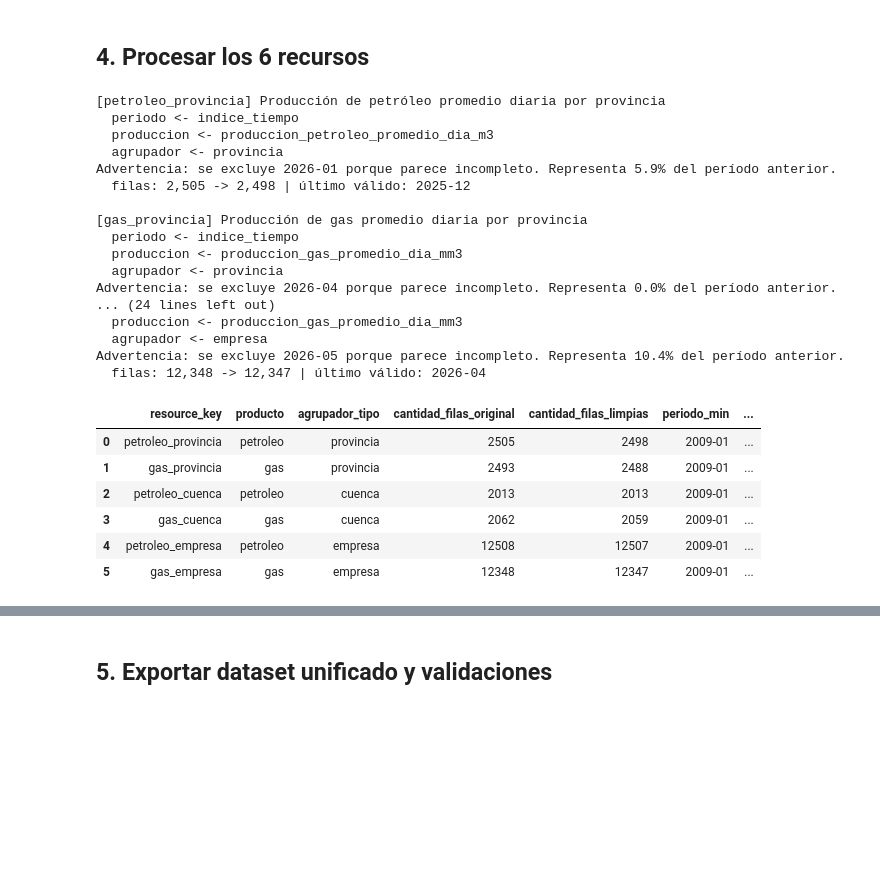
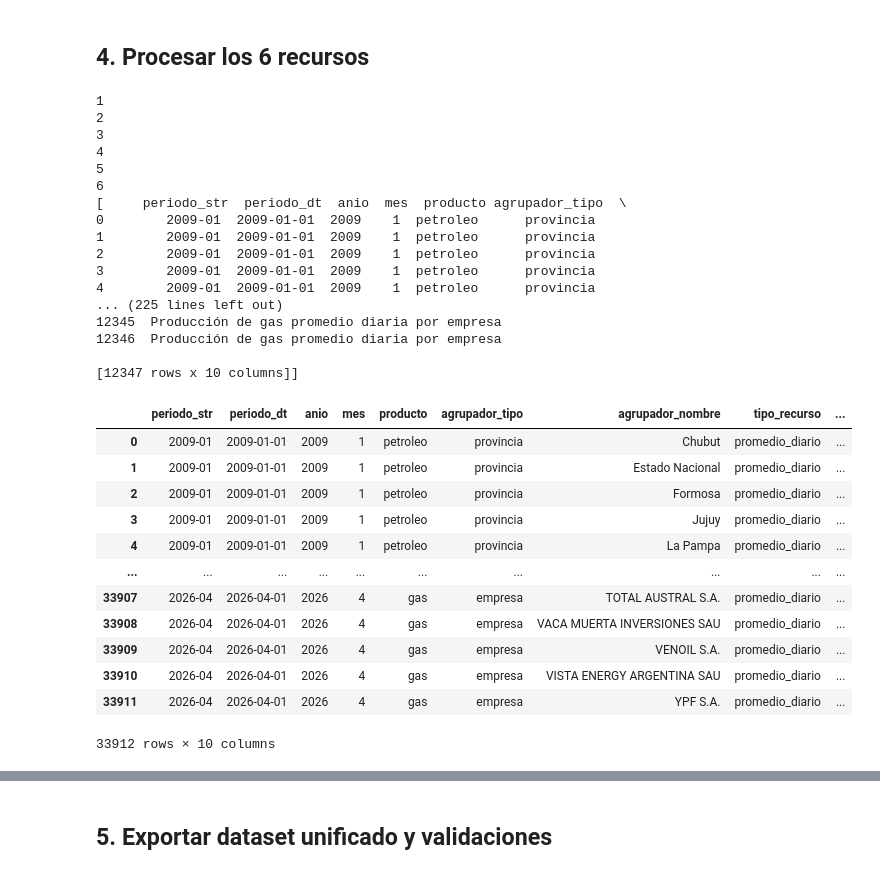
Before and after one commit to ppagano91/DashboardOilAndGasArgentina, a Jupyter notebook: exploration/notebooks/02_modelo_unificado_sesco.ipynb, the cells around one changed output, grey strips where cells are left out. Cells and saved outputs as stored; diff of their text form; code cells hidden in the pictures; blank space fills up the shorter version.

```diff
--- a/exploration/notebooks/02_modelo_unificado_sesco.ipynb
+++ b/exploration/notebooks/02_modelo_unificado_sesco.ipynb
@@ -106,32 +107,39 @@ Recursos CKAN: 41
 # %%
 results, df_sesco_model, df_validaciones = sp.process_all_resources(
     SESCO_RESOURCES,
-    verbose=True,
+    verbose=False,
 )
-
-df_validaciones
 # %% [output]
-[petroleo_provincia] Producción de petróleo promedio diaria por provincia
-  periodo <- indice_tiempo
-  produccion <- produccion_petroleo_promedio_dia_m3
-  agrupador <- provincia
-Advertencia: se excluye 2026-01 porque parece incompleto. Representa 5.9% del período anterior.
-  filas: 2,505 -> 2,498 | último válido: 2025-12
+1
+2
+3
+4
+5
+6
+[     periodo_str  periodo_dt  anio  mes  producto agrupador_tipo  \
+0        2009-01  2009-01-01  2009    1  petroleo      provincia
+1        2009-01  2009-01-01  2009    1  petroleo      provincia
+2        2009-01  2009-01-01  2009    1  petroleo      provincia
+3        2009-01  2009-01-01  2009    1  petroleo      provincia
+4        2009-01  2009-01-01  2009    1  petroleo      provincia
+... (225 lines left out)
+12345  Producción de gas promedio diaria por empresa
+12346  Producción de gas promedio diaria por empresa
 
-[gas_provincia] Producción de gas promedio diaria por provincia
-  periodo <- indice_tiempo
-  produccion <- produccion_gas_promedio_dia_mm3
-  agrupador <- provincia
-Advertencia: se excluye 2026-04 porque parece incompleto. Representa 0.0% del período anterior.
-... (24 lines left out)
-  produccion <- produccion_gas_promedio_dia_mm3
-  agrupador <- empresa
-Advertencia: se excluye 2026-05 porque parece incompleto. Representa 10.4% del período anterior.
-  filas: 12,348 -> 12,347 | último válido: 2026-04
+[12347 rows x 10 columns]]
-|  | resource_key | producto | agrupador_tipo | cantidad_filas_original | cantidad_filas_limpias | periodo_min | ... |
-| 0 | petroleo_provincia | petroleo | provincia | 2505 | 2498 | 2009-01 | ... |
-| 1 | gas_provincia | gas | provincia | 2493 | 2488 | 2009-01 | ... |
-| 2 | petroleo_cuenca | petroleo | cuenca | 2013 | 2013 | 2009-01 | ... |
-| 3 | gas_cuenca | gas | cuenca | 2062 | 2059 | 2009-01 | ... |
-| 4 | petroleo_empresa | petroleo | empresa | 12508 | 12507 | 2009-01 | ... |
-| 5 | gas_empresa | gas | empresa | 12348 | 12347 | 2009-01 | ... |
+# %%
+df_sesco_model
+# %% [output]
+|  | periodo_str | periodo_dt | anio | mes | producto | agrupador_tipo | agrupador_nombre | tipo_recurso | ... |
+| 0 | 2009-01 | 2009-01-01 | 2009 | 1 | petroleo | provincia | Chubut | promedio_diario | ... |
+| 1 | 2009-01 | 2009-01-01 | 2009 | 1 | petroleo | provincia | Estado Nacional | promedio_diario | ... |
+| 2 | 2009-01 | 2009-01-01 | 2009 | 1 | petroleo | provincia | Formosa | promedio_diario | ... |
+| 3 | 2009-01 | 2009-01-01 | 2009 | 1 | petroleo | provincia | Jujuy | promedio_diario | ... |
+| 4 | 2009-01 | 2009-01-01 | 2009 | 1 | petroleo | provincia | La Pampa | promedio_diario | ... |
+| ... | ... | ... | ... | ... | ... | ... | ... | ... | ... |
+| 33907 | 2026-04 | 2026-04-01 | 2026 | 4 | gas | empresa | TOTAL AUSTRAL S.A. | promedio_diario | ... |
+| 33908 | 2026-04 | 2026-04-01 | 2026 | 4 | gas | empresa | VACA MUERTA INVERSIONES SAU | promedio_diario | ... |
+| 33909 | 2026-04 | 2026-04-01 | 2026 | 4 | gas | empresa | VENOIL S.A. | promedio_diario | ... |
+| 33910 | 2026-04 | 2026-04-01 | 2026 | 4 | gas | empresa | VISTA ENERGY ARGENTINA SAU | promedio_diario | ... |
+| 33911 | 2026-04 | 2026-04-01 | 2026 | 4 | gas | empresa | YPF S.A. | promedio_diario | ... |
+33912 rows × 10 columns
```
Also changed, not shown: parts of 2 cells of this notebook, 6 other files.
